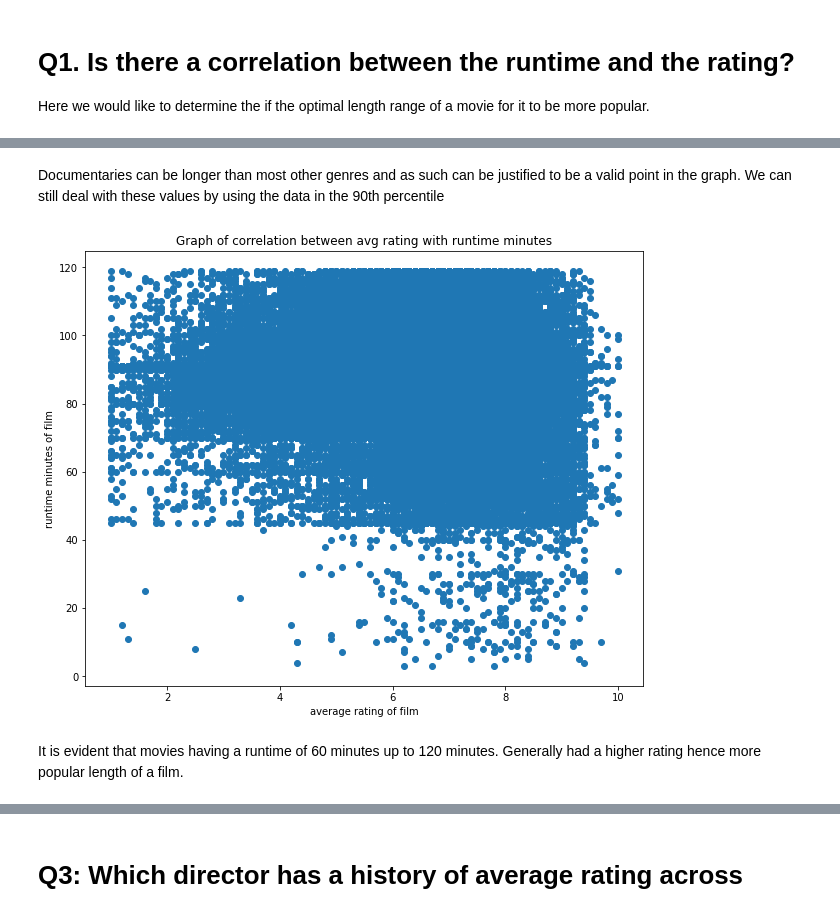
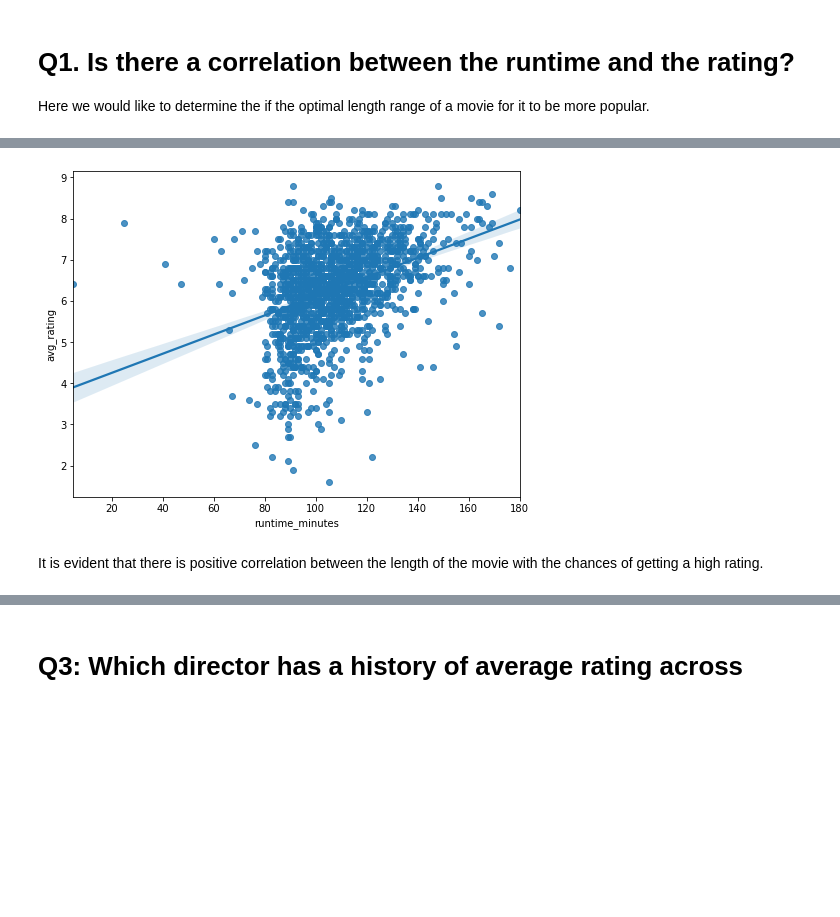
Before and after one commit to kafura0/Microsoft1_Film_Studio_Analysis, a Jupyter notebook: index.ipynb, the cells around one changed output, grey strips where cells are left out. Drawn from its saved outputs; the diff is of its cells as text; code cells hidden in the pictures; blank space fills up the shorter version.

```diff
--- a/index.ipynb
+++ b/index.ipynb
@@ -658,7 +663,7 @@ We notice that some movies from really old to be included in this analysis as ta
 # %%
 # doing the same for the tn_movie_budgets table
 # first we would need to extract the release year from the release date to have a column of
-# start_year in the imdb_Table
+# start_year in the tn_movie_budgets_df
 
 # convert the release_date to datetime
 tn_movie_budgets_df['release_date'] = pd.to_datetime(tn_movie_budgets_df['release_date'])
@@ -666,8 +671,8 @@ tn_movie_budgets_df['release_year'] = tn_movie_budgets_df['release_date'].dt.yea
 
 tn_movie_budgets_df['movie'] = tn_movie_budgets_df['movie'].astype(str) + " " + tn_movie_budgets_df['release_year'].astype(str)
 
-# drop rows of years that are too far back in the past
-tn_movie_budgets_df.drop(imdb_Table[tn_movie_budgets_df.release_year < 2000].index, inplace = True)
+# # drop rows of years that are too far back in the past
+# tn_movie_budgets_df.drop(tn_movie_budgets_df[tn_movie_budgets_df.release_year < 2000 ].index, inplace = True)
 
-tn_movie_budgets_df.release_year.unique()
+tn_movie_budgets_df.head()
 # %% [output]
@@ -727,0 +734,3 @@ imdb_Table[imdb_Table['title'] == 'Albatross']
+# %%
+final_movie_info_table = imdb_Table.merge(tn_movie_budgets_df, left_on='title', right_on='movie', how='inner')
+final_movie_info_table.info()
@@ -727,0 +755,8 @@ imdb_Table[imdb_Table['title'] == 'Albatross']
+# %%
+# clean the resultsing dataset
+# drop redundant rows
+final_movie_info_table.drop(['movie', 'release_year_y'], axis=1, inplace=True)
+
+final_movie_info_table.rename(columns = {'release_year_x':'release_year'}, inplace = True)
+
+final_movie_info_table.head()
@@ -727,0 +779,9 @@ imdb_Table[imdb_Table['title'] == 'Albatross']
+# %%
+# create profit and return on investment column
+final_movie_info_table['profit'] = final_movie_info_table['worldwide_gross'] - final_movie_info_table['production_budget']
+final_movie_info_table['return_on_investment'] = ( (final_movie_info_table['worldwide_gross'] - final_movie_info_table['production_budget'])\
+                       / final_movie_info_table['production_budget'] )*100
+
+print(final_movie_info_table['profit'].median())
+print(final_movie_info_table['return_on_investment'].median())
+print(final_movie_info_table['production_budget'].quantile(q=(0,.25,.5, .75, 1)))
@@ -751,2 +828,0 @@ imdb_Table.loc[imdb_Table['runtime_minutes'] > 10000]
-# %% [markdown]
-Documentaries can be longer than most other genres and as such can be justified to be a valid point in the graph. We can still deal with these values by using the data in the 90th percentile
@@ -755,12 +829,8 @@ runtime_and_rating_no_outliers = imdb_Table.loc[imdb_Table['runtime_minutes'] <
-# %%
-# data visualization
-plt.figure(figsize=(10,8))
-plt.scatter(runtime_and_rating_no_outliers.avg_rating, runtime_and_rating_no_outliers.runtime_minutes)
-plt.xlabel("average rating of film")
-plt.ylabel('runtime minutes of film')
-plt.title('Graph of correlation between avg rating with runtime minutes')
-plt.show()
-# %% [output]
-[figure, removed]
-# %% [markdown]
-It is evident that movies having a runtime of 60 minutes up to 120 minutes. Generally had a higher rating hence more popular length of a film.
+# %%
+# data visualization
+fig, ax1 = plt.subplots(figsize=(8, 6))
+sns.regplot(data = final_movie_info_table, x ='runtime_minutes', y='avg_rating', ax=ax1);
+# %% [output]
+[figure, added]
+# %% [markdown]
+It is evident that there is positive correlation between the length of the movie with the chances of getting a high rating.
```
Also changed, not shown: parts of 30 cells of this notebook.
